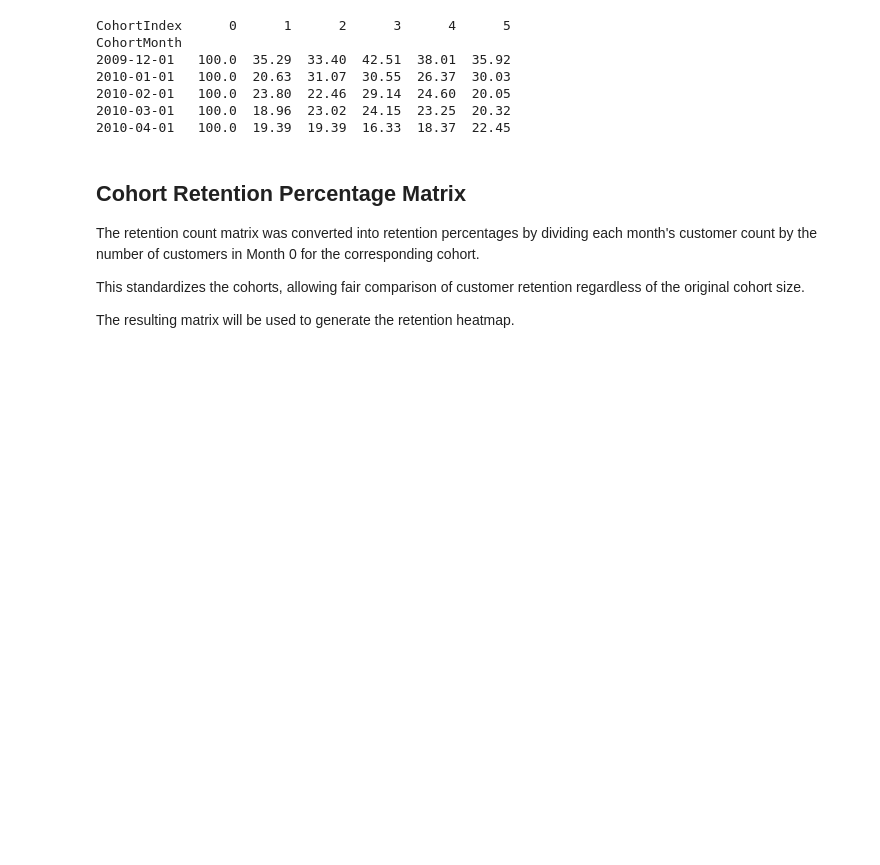
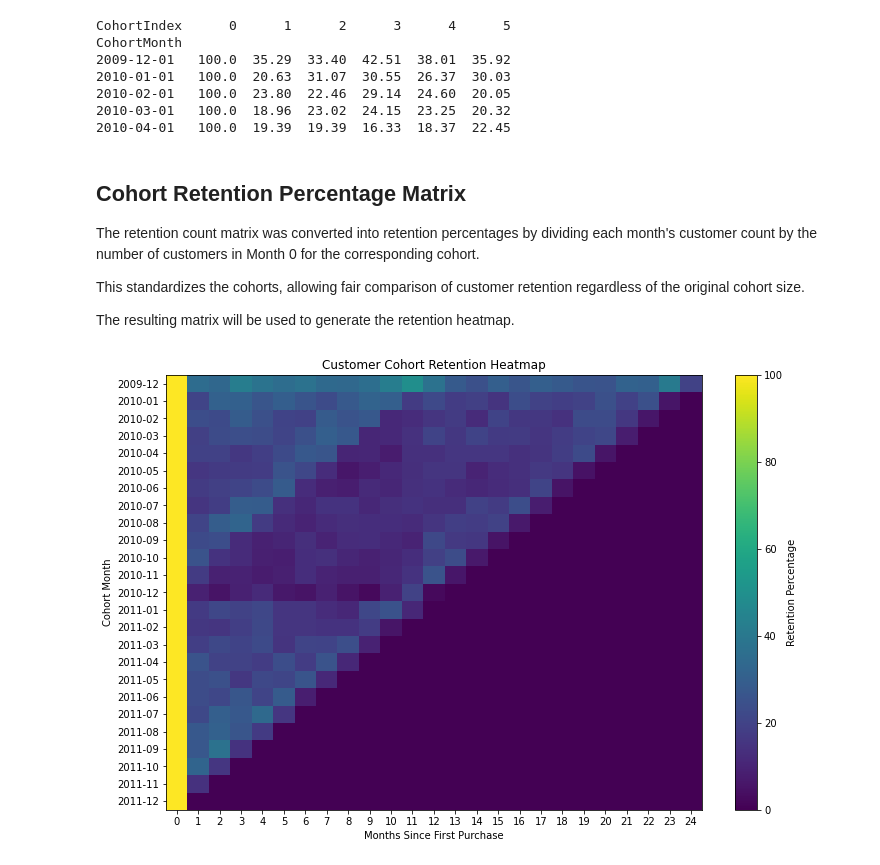
Before and after one commit to Tamoze/SaaS-ECommerce-Cohort-Retention-CLTV-Analysis, a Jupyter notebook: notebooks/week1-datacleaning.ipynb, the cells around one changed output. Cells and saved outputs as stored; diff of their text form; code cells hidden in the pictures; blank space fills up the shorter version.

Commit message:
Visualize customer retention with cohort heatmap

```diff
--- a/notebooks/week1-datacleaning.ipynb
+++ b/notebooks/week1-datacleaning.ipynb
@@ -651,0 +654,20 @@ The resulting matrix will be used to generate the retention heatmap.
+# %%
+plt.figure(figsize=(12, 8))
+
+plt.imshow(retention_percentage, aspect="auto")
+
+plt.colorbar(label="Retention Percentage")
+
+plt.title("Customer Cohort Retention Heatmap")
+
+plt.xlabel("Months Since First Purchase")
+
+plt.ylabel("Cohort Month")
+
+plt.xticks(range(len(retention_percentage.columns)), retention_percentage.columns)
+plt.yticks(range(len(retention_percentage.index)),
+           retention_percentage.index.strftime("%Y-%m"))
+
+plt.show()
+# %% [output]
+[figure, added]
```
Also changed, not shown: parts of 6 cells of this notebook, 1 other file.
